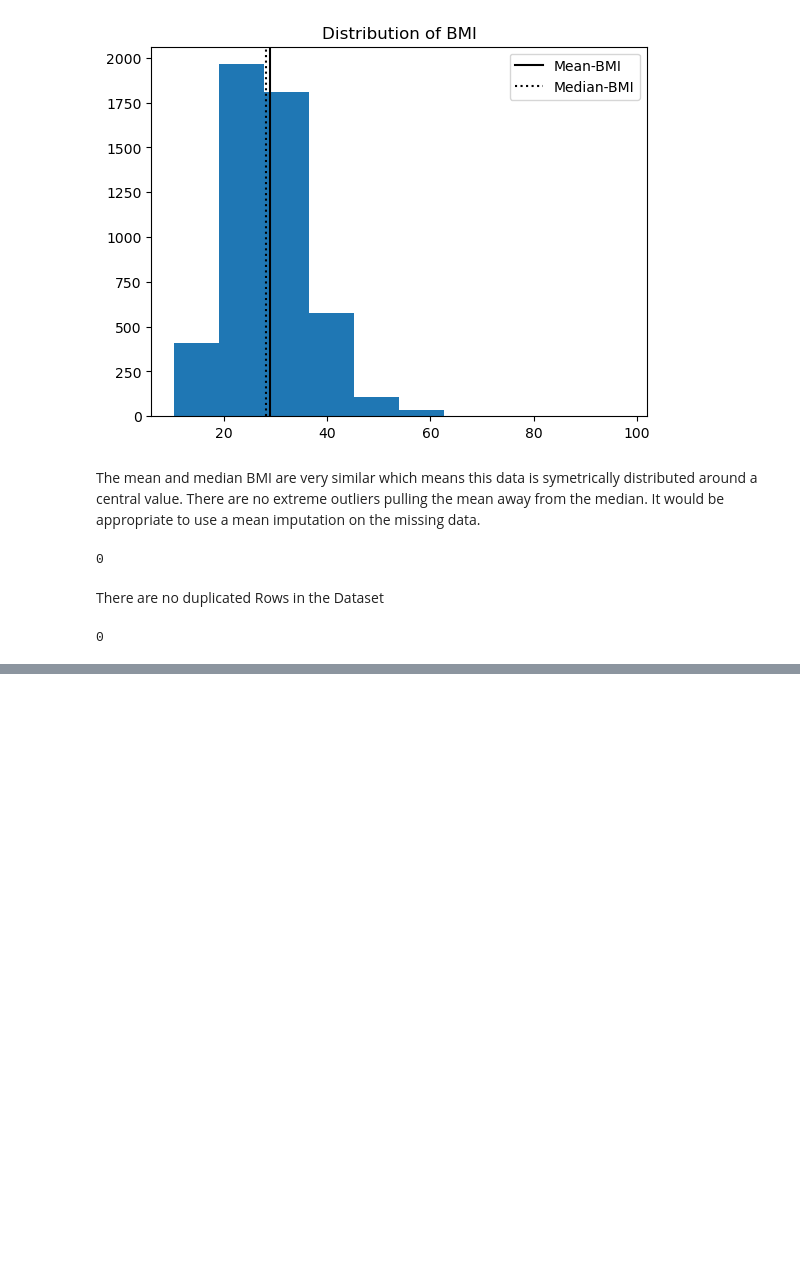
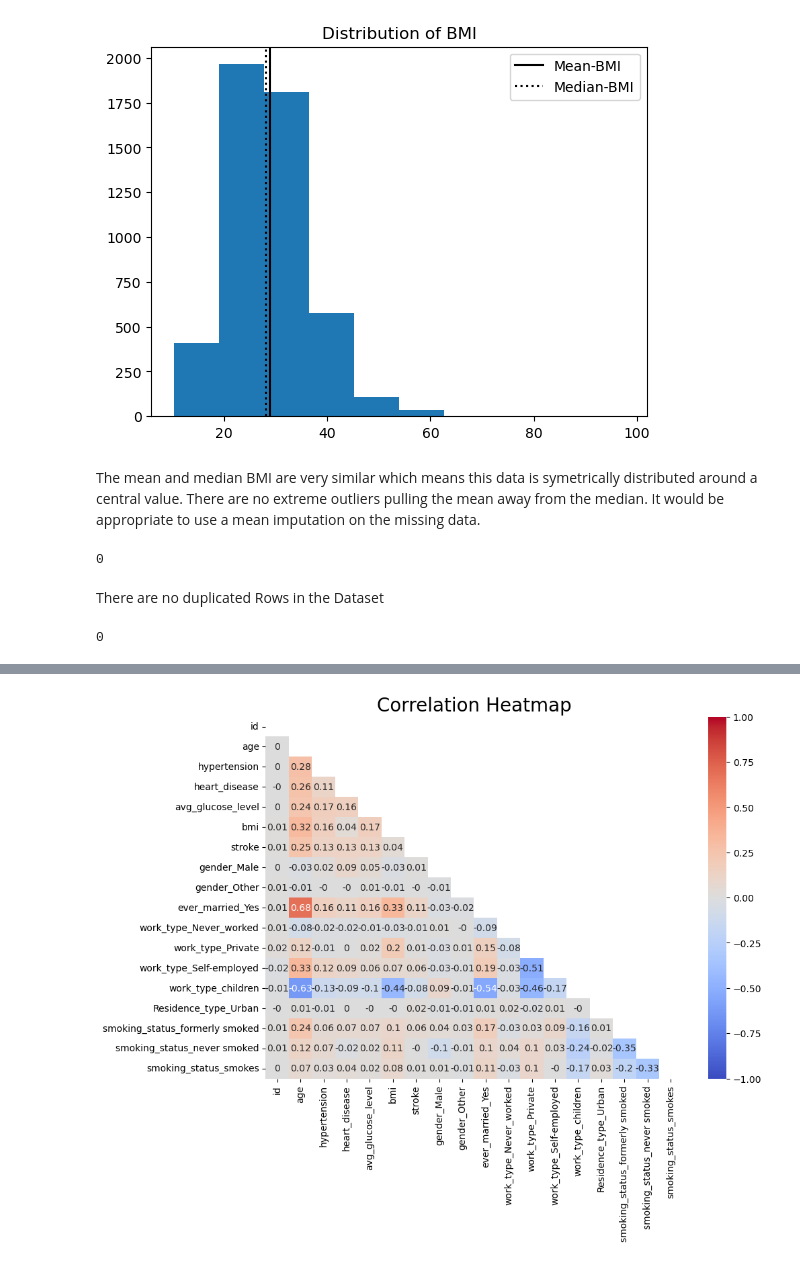
Before and after one commit to ntran119/data_projects, a Jupyter notebook: 2023_Predicting_Stroke.ipynb, the cells around one changed output, grey strips where cells are left out. Cells and saved outputs as stored; diff of their text form; code cells hidden in the pictures; blank space fills up the shorter version.

```diff
--- a/2023_Predicting_Stroke.ipynb
+++ b/2023_Predicting_Stroke.ipynb
@@ -184,0 +223,9 @@ df[df['bmi'].isna()]
+# %%
+# Get a list of all categorical columns
+categorical_columns = df.select_dtypes(include=['object']).columns
+
+# Perform one-hot encoding
+df_encoded = pd.get_dummies(df, columns=categorical_columns, drop_first=True)
+
+# Display the encoded DataFrame
+print(df_encoded)
@@ -184,0 +259,8 @@ df[df['bmi'].isna()]
+# %%
+# heatmap
+plt.figure(figsize=(10,7))
+sns.heatmap(df_encoded.corr().round(2), annot = True, cmap = 'coolwarm', vmin = -1, vmax = 1, mask = np.triu(df_encoded.corr()) )
+plt.title('Correlation Heatmap', size = 20)
+plt.show()
+# %% [output]
+[figure, added]
```
Also changed, not shown: parts of 11 cells of this notebook.
